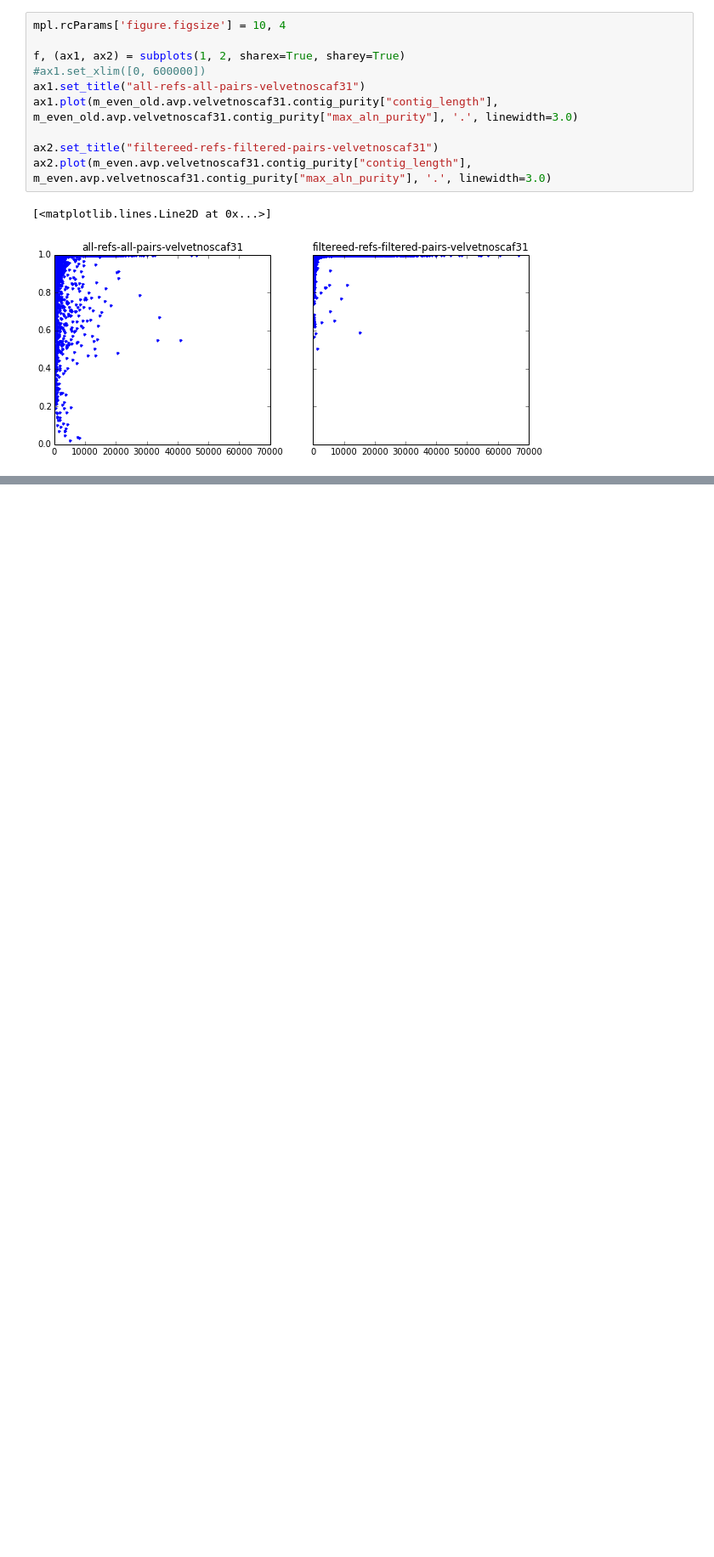
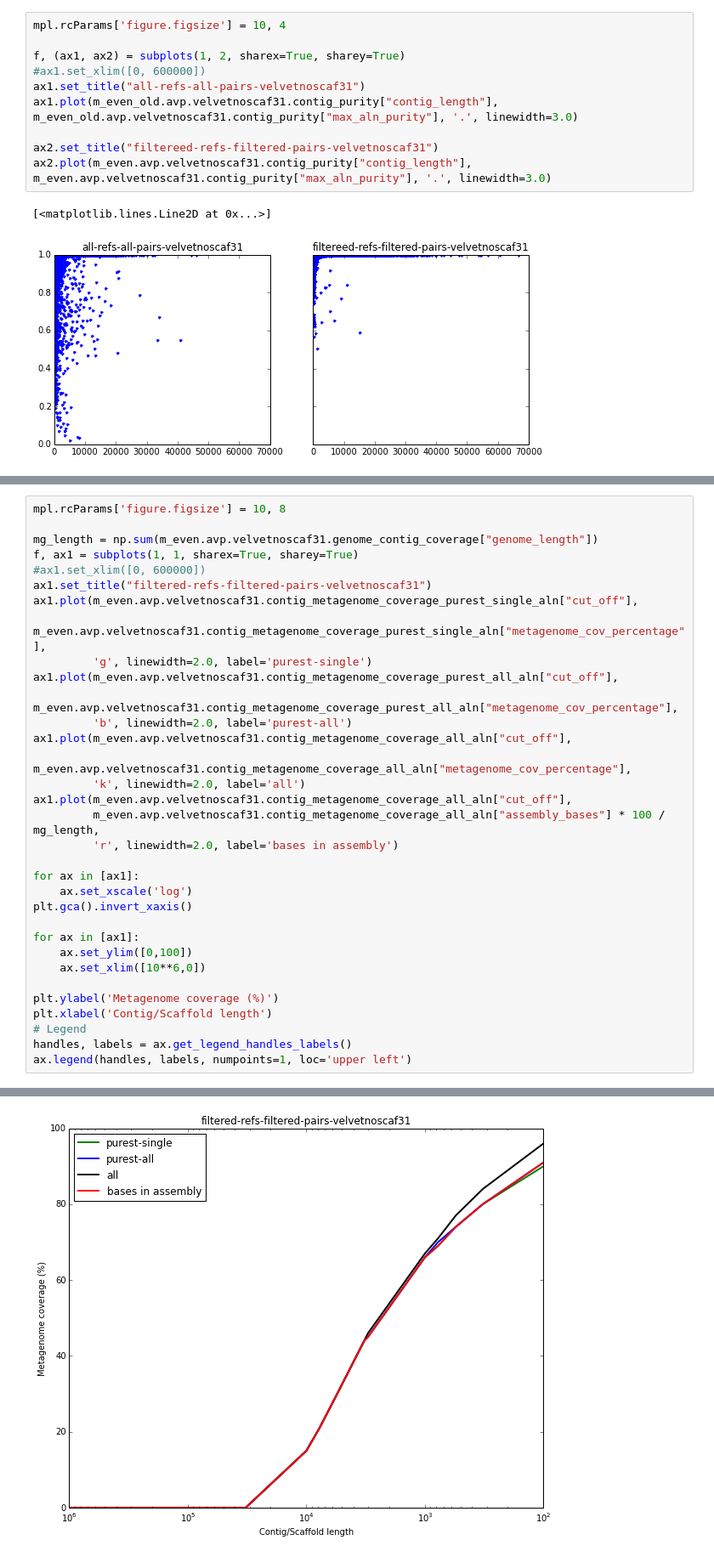
Before and after one commit to inodb/masmvali-publication, a Jupyter notebook: notebooks/LIMS1884-filtered-pairs-assemblies.ipynb, the cells around one changed output, grey strips where cells are left out. Shown at 85% size. Drawn from its saved outputs; the diff is of its cells as text; blank space fills up the shorter version.

```diff
--- a/notebooks/LIMS1884-filtered-pairs-assemblies.ipynb
+++ b/notebooks/LIMS1884-filtered-pairs-assemblies.ipynb
@@ -135,0 +154,34 @@ It is clear that the filtered pairs give better purity in general. The lowest on
+# %%
+mpl.rcParams['figure.figsize'] = 10, 8
+
+mg_length = np.sum(m_even.avp.velvetnoscaf31.genome_contig_coverage["genome_length"])
+f, ax1 = subplots(1, 1, sharex=True, sharey=True)
+#ax1.set_xlim([0, 600000])
+ax1.set_title("filtered-refs-filtered-pairs-velvetnoscaf31")
+ax1.plot(m_even.avp.velvetnoscaf31.contig_metagenome_coverage_purest_single_aln["cut_off"],
+         m_even.avp.velvetnoscaf31.contig_metagenome_coverage_purest_single_aln["metagenome_cov_percentage"],
+         'g', linewidth=2.0, label='purest-single')
+ax1.plot(m_even.avp.velvetnoscaf31.contig_metagenome_coverage_purest_all_aln["cut_off"],
+         m_even.avp.velvetnoscaf31.contig_metagenome_coverage_purest_all_aln["metagenome_cov_percentage"],
+         'b', linewidth=2.0, label='purest-all')
+ax1.plot(m_even.avp.velvetnoscaf31.contig_metagenome_coverage_all_aln["cut_off"],
+         m_even.avp.velvetnoscaf31.contig_metagenome_coverage_all_aln["metagenome_cov_percentage"],
+         'k', linewidth=2.0, label='all')
+ax1.plot(m_even.avp.velvetnoscaf31.contig_metagenome_coverage_all_aln["cut_off"],
+         m_even.avp.velvetnoscaf31.contig_metagenome_coverage_all_aln["assembly_bases"] * 100 / mg_length,
+         'r', linewidth=2.0, label='bases in assembly')
+
+for ax in [ax1]:
+    ax.set_xscale('log')
+plt.gca().invert_xaxis()
+
+for ax in [ax1]:
+    ax.set_ylim([0,100])
+    ax.set_xlim([10**6,0])
+
+plt.ylabel('Metagenome coverage (%)')
+plt.xlabel('Contig/Scaffold length')
+# Legend
+handles, labels = ax.get_legend_handles_labels()
+ax.legend(handles, labels, numpoints=1, loc='upper left')
+# %% [output]
@@ -135,0 +189 @@ It is clear that the filtered pairs give better purity in general. The lowest on
+[figure, added]
```
Also changed, not shown: parts of 11 cells of this notebook.
